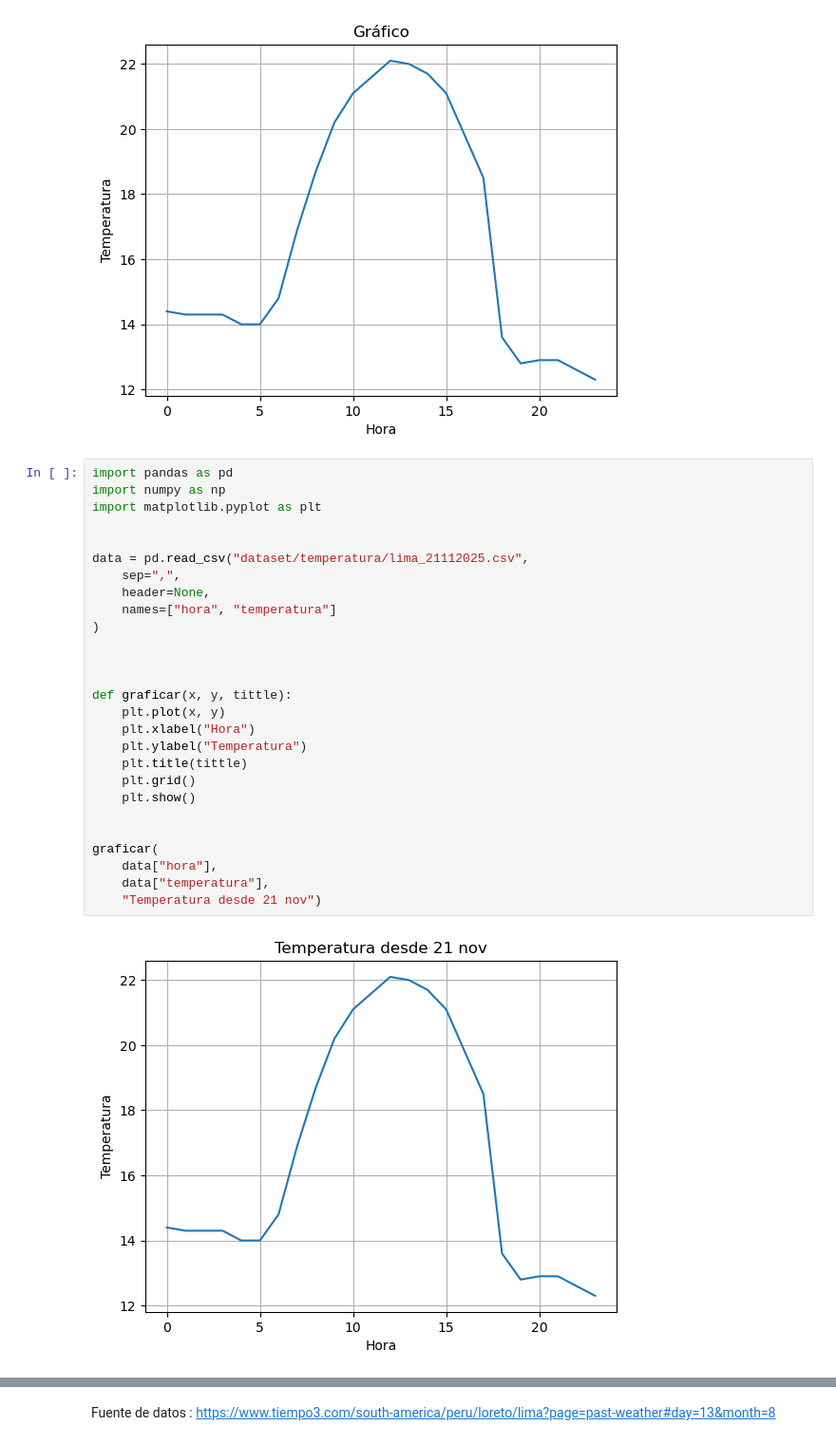
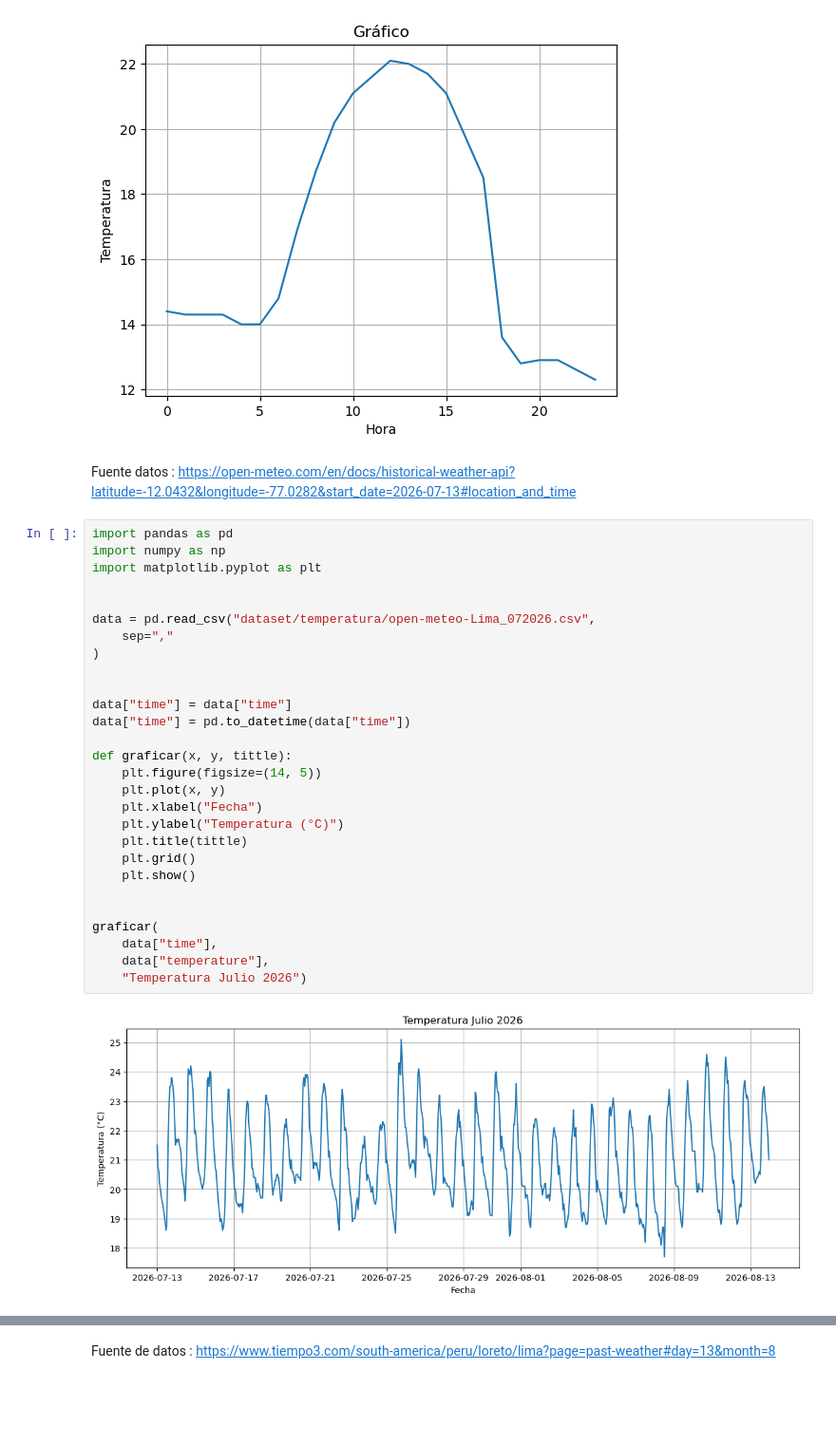
Before and after one commit to jgomezz/cpe_ciencia_datos_python_2026, a Jupyter notebook: mod2_estadistica_y_visualizacion/semana_03_visualization.ipynb, the cells around one changed output, grey strips where cells are left out. Shown at 95% size. Drawn from its saved outputs; the diff is of its cells as text; blank space fills up the shorter version.

```diff
--- a/mod2_estadistica_y_visualizacion/semana_03_visualization.ipynb
+++ b/mod2_estadistica_y_visualizacion/semana_03_visualization.ipynb
@@ -174,32 +174,35 @@ datay = pd.read_csv("dataset/temperatura/lima_21112025.csv", header=None, usecol
 graficar(datax, datay, "Gráfico","Hora", "Temperatura")
 # %% [output]
 [figure]
+# %% [markdown]
+Fuente datos : https://open-meteo.com/en/docs/historical-weather-api?latitude=-12.0432&longitude=-77.0282&start_date=2026-07-13#location_and_time
 # %%
 import pandas as pd
 import numpy as np
 import matplotlib.pyplot as plt
 
 
-data = pd.read_csv("dataset/temperatura/lima_21112025.csv",
-    sep=",",
-    header=None,
-    names=["hora", "temperatura"]
+data = pd.read_csv("dataset/temperatura/open-meteo-Lima_072026.csv",
+    sep=","
 )
 
 
+data["time"] = data["time"]
+data["time"] = pd.to_datetime(data["time"])
 
 def graficar(x, y, tittle):
+    plt.figure(figsize=(14, 5))
     plt.plot(x, y)
-    plt.xlabel("Hora")
-    plt.ylabel("Temperatura")
+    plt.xlabel("Fecha")
+    plt.ylabel("Temperatura (°C)")
     plt.title(tittle)
     plt.grid()
     plt.show()
 
 
 graficar(
-    data["hora"],
-    data["temperatura"],
-    "Temperatura desde 21 nov")
+    data["time"],
+    data["temperature"],
+    "Temperatura Julio 2026")
 # %% [output]
-[figure, old version]
+[figure, new version]
```
Also changed, not shown: parts of 1 cell of this notebook.
